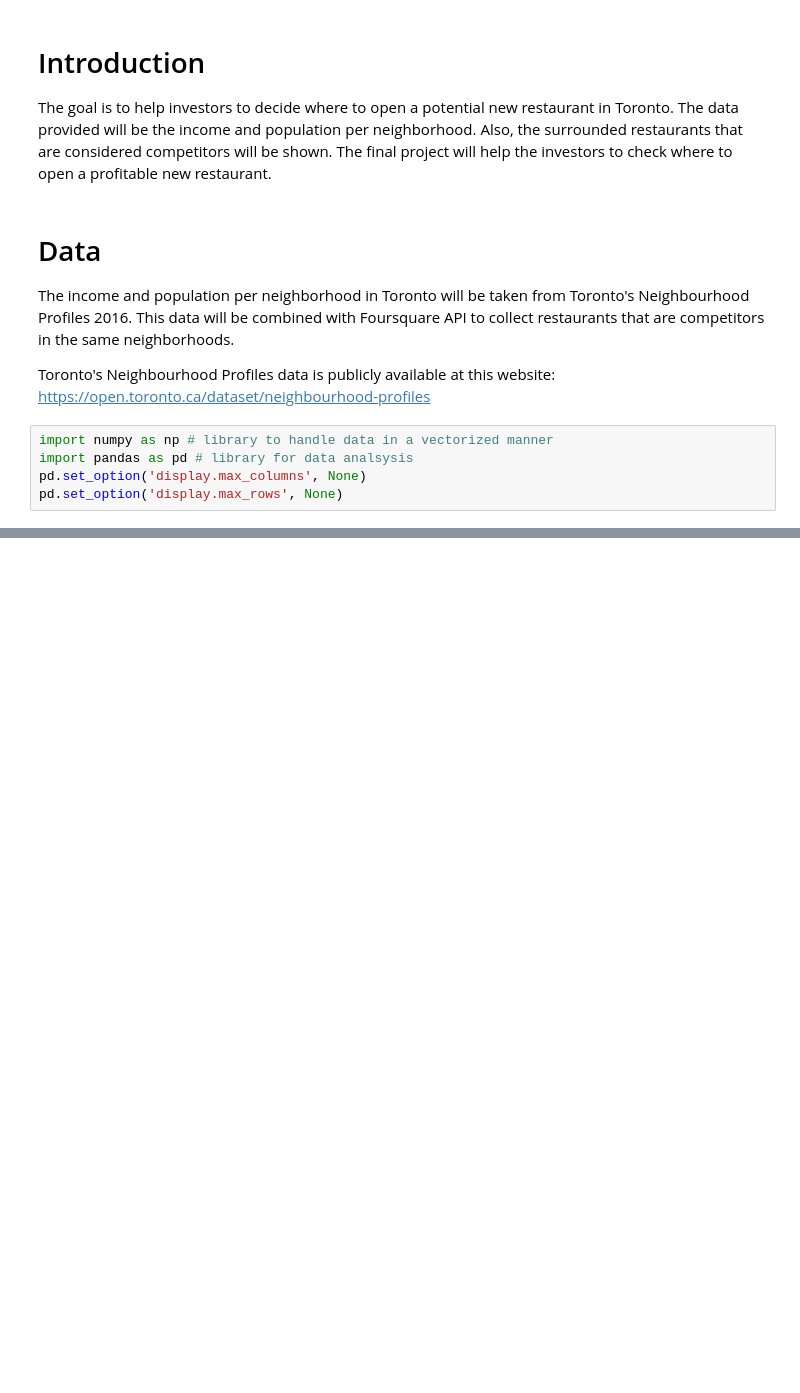
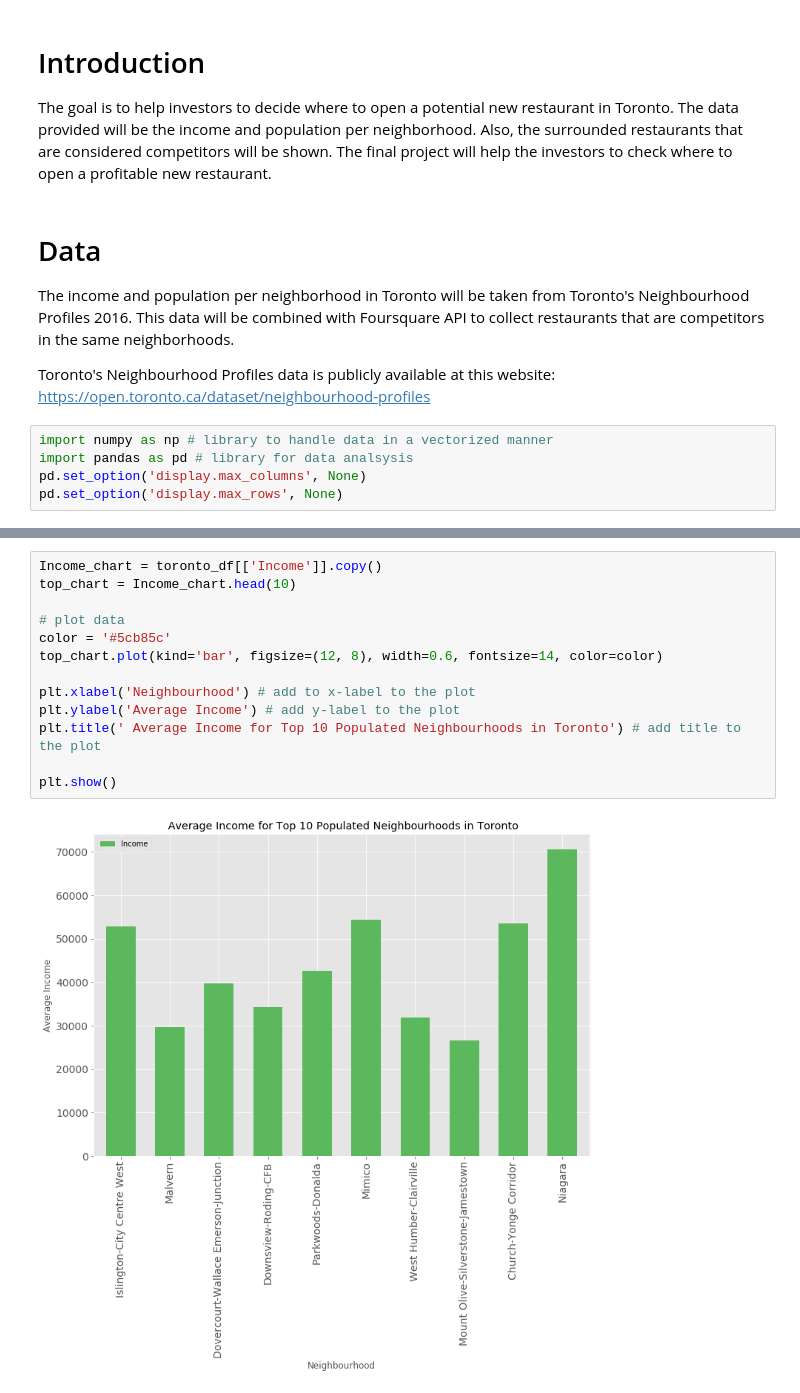
Before and after one commit to WedadAnbtawi95/Coursera_Capstone, a Jupyter notebook: Report_Capstone.ipynb, the cells around one changed output, grey strips where cells are left out. Saved outputs shown, nothing was run; the diff lists cells and outputs as text; blank space fills up the shorter version.

```diff
--- a/Report_Capstone.ipynb
+++ b/Report_Capstone.ipynb
@@ -58,0 +160,15 @@ toronto_df.sort_values('Income')
+# %%
+Income_chart = toronto_df[['Income']].copy()
+top_chart = Income_chart.head(10)
+
+# plot data
+color = '#5cb85c'
+top_chart.plot(kind='bar', figsize=(12, 8), width=0.6, fontsize=14, color=color)
+
+plt.xlabel('Neighbourhood') # add to x-label to the plot
+plt.ylabel('Average Income') # add y-label to the plot
+plt.title(' Average Income for Top 10 Populated Neighbourhoods in Toronto') # add title to the plot
+
+plt.show()
+# %% [output]
+[figure, added]
```
Also changed, not shown: parts of 41 cells of this notebook, 1 other file.
